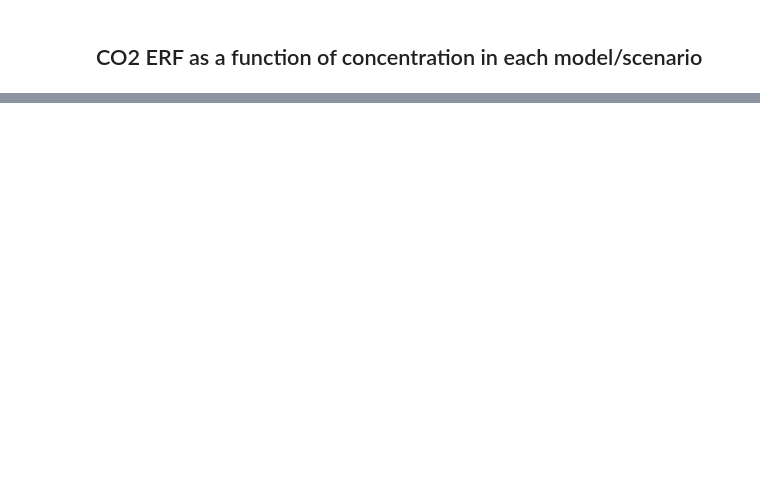
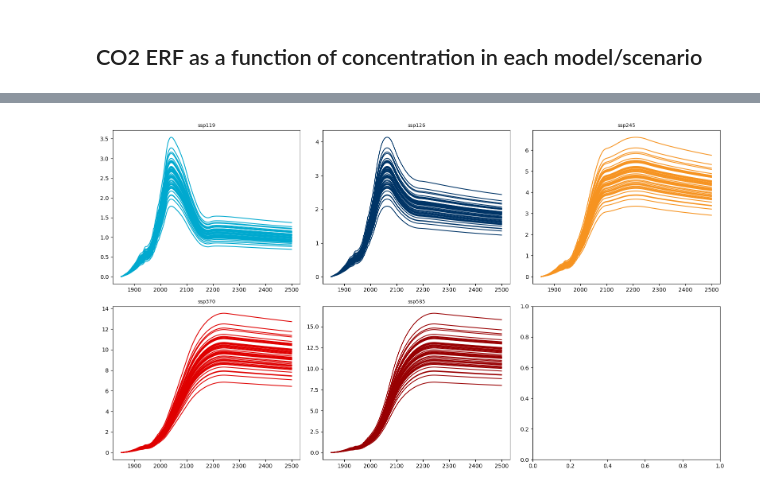
Before and after one commit to chrisroadmap/cmip6-nonco2-forcing, a Jupyter notebook: notebooks/02_non-co2-forcing-ssp-concentration-driven.ipynb, the cells around one changed output, grey strips where cells are left out. Cells and saved outputs as stored; diff of their text form; code cells hidden in the pictures; blank space fills up the shorter version.

```diff
--- a/notebooks/02_non-co2-forcing-ssp-concentration-driven.ipynb
+++ b/notebooks/02_non-co2-forcing-ssp-concentration-driven.ipynb
@@ -27,7 +30,7 @@ models = list(df_myhre.index)
 # %%
 erf_co2 = {}
 scenarios = df_co2_conc_ssp.columns
-for model, params in df_etminan.iterrows():
+for model, params in df_myhre.iterrows():
     erf_co2[model] = {}
     # C_alpha_max in Meinshausen, and the log term to use
     # print(df_co2_conc_ssp.loc[1850,scenario] - params['b1'] / (2 * params['a1']), params['d1'] - params['b1']**2/(4*params['a1']))
@@ -40,11 +43,11 @@ erf_nonco2 = {}
 for model in models:
     erf_all[model] = {}
     erf_nonco2[model] = {}
-    scenario_paths = glob.glob(f'../data/transient_forcing_estimates/{model}/*')
+    scenario_paths = glob.glob(os.path.join(*os.path.normpath(f'../data/transient_forcing_estimates/{model}/*').split(os.sep)))
     for scenario_path in scenario_paths:
-        scenario = scenario_path.split('/')[-1]
+        scenario = scenario_path.split(os.sep)[-1]
         if scenario in scenarios:
-            model_run_paths = glob.glob(f'../data/transient_forcing_estimates/{model}/{scenario}/*')
+            model_run_paths = glob.glob(os.path.join(*os.path.normpath(f'../data/transient_forcing_estimates/{model}/{scenario}/*').split(os.sep)))
             n_runs = len(model_run_paths)
             for i_run, model_run_path in enumerate(model_run_paths):
                 this_erf = pd.read_csv(model_run_path)['ERF'].values
@@ -83,0 +89,13 @@ pl.savefig('../plots/non_co2_erf.png')
+# %%
+fig, ax = pl.subplots(2, 3, figsize=(16, 9))
+i_scenario = 0
+for scenario in colors:
+    ax_i = i_scenario//3
+    ax_j = i_scenario%3
+    for model in erf_co2:
+        ax[ax_i,ax_j].plot(erf_co2[model][scenario], color=colors[scenario])
+    ax[ax_i,ax_j].set_title(scenario, size=9)
+    i_scenario = i_scenario + 1
+fig.tight_layout()
+# %% [output]
+[figure, added]
```
Also changed, not shown: parts of 12 cells of this notebook, 59 other files.
